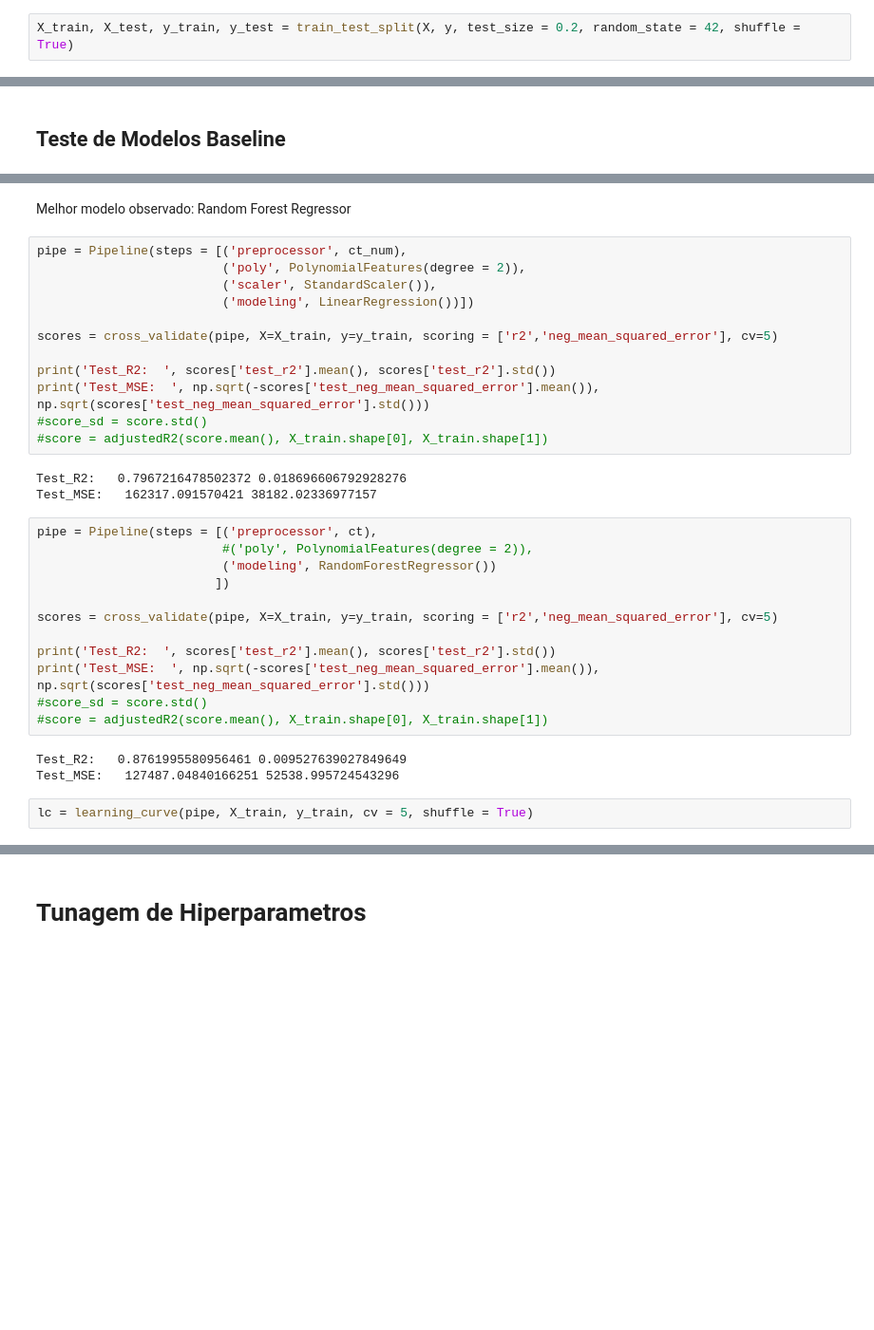
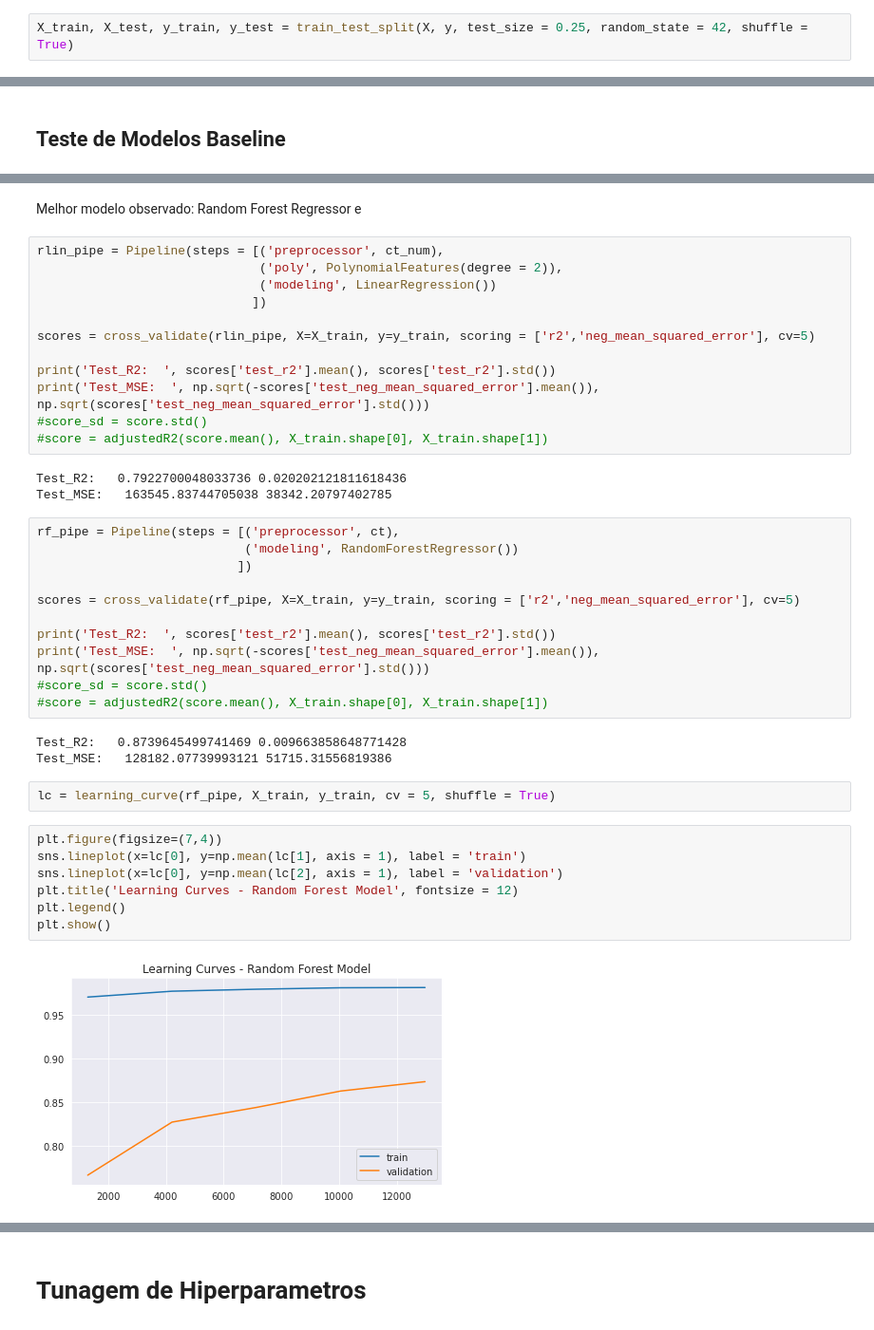
Before and after one commit to GabrielG16/HouseRocket-Pricing, a Jupyter notebook: Modeling.ipynb, the cells around one changed output, grey strips where cells are left out. Shown at 95% size. Saved outputs shown, nothing was run; the diff lists cells and outputs as text; blank space fills up the shorter version.

```diff
--- a/Modeling.ipynb
+++ b/Modeling.ipynb
@@ -109,7 +110,7 @@ df1 = df.copy()
 X = df.drop(['zipcode','price','date', 'yr_renovated','yr_built', 'id'], axis = 1)
 y = df.price
 # %%
-X_train, X_test, y_train, y_test = train_test_split(X, y, test_size = 0.2, random_state = 42, shuffle = True)
+X_train, X_test, y_train, y_test = train_test_split(X, y, test_size = 0.25, random_state = 42, shuffle = True)
 # %% [markdown]
 # Criação de Pipelines de Processamento e Modelagem
 # %%
@@ -151,35 +148,43 @@ for scaler in scalers:
         print(regressor, scaler, score)
 # %% [markdown]
-Melhor modelo observado: Random Forest Regressor
+Melhor modelo observado: Random Forest Regressor e
 # %%
-pipe = Pipeline(steps = [('preprocessor', ct_num),
-                         ('poly', PolynomialFeatures(degree = 2)),
-                         ('scaler', StandardScaler()),
-                         ('modeling', LinearRegression())])
+rlin_pipe = Pipeline(steps = [('preprocessor', ct_num),
+                              ('poly', PolynomialFeatures(degree = 2)),
+                              ('modeling', LinearRegression())
+                             ])
 
-scores = cross_validate(pipe, X=X_train, y=y_train, scoring = ['r2','neg_mean_squared_error'], cv=5)
+scores = cross_validate(rlin_pipe, X=X_train, y=y_train, scoring = ['r2','neg_mean_squared_error'], cv=5)
 
 print('Test_R2:  ', scores['test_r2'].mean(), scores['test_r2'].std())
 print('Test_MSE:  ', np.sqrt(-scores['test_neg_mean_squared_error'].mean()), np.sqrt(scores['test_neg_mean_squared_error'].std()))
 #score_sd = score.std()
 #score = adjustedR2(score.mean(), X_train.shape[0], X_train.shape[1])
 # %% [output]
-Test_R2:   0.7967216478502372 0.018696606792928276
-Test_MSE:   162317.091570421 38182.02336977157
+Test_R2:   0.7922700048033736 0.020202121811618436
+Test_MSE:   163545.83744705038 38342.20797402785
 # %%
-pipe = Pipeline(steps = [('preprocessor', ct),
-                         #('poly', PolynomialFeatures(degree = 2)),
-                         ('modeling', RandomForestRegressor())
-                        ])
+rf_pipe = Pipeline(steps = [('preprocessor', ct),
+                            ('modeling', RandomForestRegressor())
+                           ])
 
-scores = cross_validate(pipe, X=X_train, y=y_train, scoring = ['r2','neg_mean_squared_error'], cv=5)
+scores = cross_validate(rf_pipe, X=X_train, y=y_train, scoring = ['r2','neg_mean_squared_error'], cv=5)
 
 print('Test_R2:  ', scores['test_r2'].mean(), scores['test_r2'].std())
 print('Test_MSE:  ', np.sqrt(-scores['test_neg_mean_squared_error'].mean()), np.sqrt(scores['test_neg_mean_squared_error'].std()))
 #score_sd = score.std()
 #score = adjustedR2(score.mean(), X_train.shape[0], X_train.shape[1])
 # %% [output]
-Test_R2:   0.8761995580956461 0.009527639027849649
-Test_MSE:   127487.04840166251 52538.995724543296
+Test_R2:   0.8739645499741469 0.009663858648771428
+Test_MSE:   128182.07739993121 51715.31556819386
 # %%
-lc = learning_curve(pipe, X_train, y_train, cv = 5, shuffle = True)
+lc = learning_curve(rf_pipe, X_train, y_train, cv = 5, shuffle = True)
+# %%
+plt.figure(figsize=(7,4))
+sns.lineplot(x=lc[0], y=np.mean(lc[1], axis = 1), label = 'train')
+sns.lineplot(x=lc[0], y=np.mean(lc[2], axis = 1), label = 'validation')
+plt.title('Learning Curves - Random Forest Model', fontsize = 12)
+plt.legend()
+plt.show()
+# %% [output]
+[figure, added]
```
Also changed, not shown: parts of 17 cells of this notebook.
